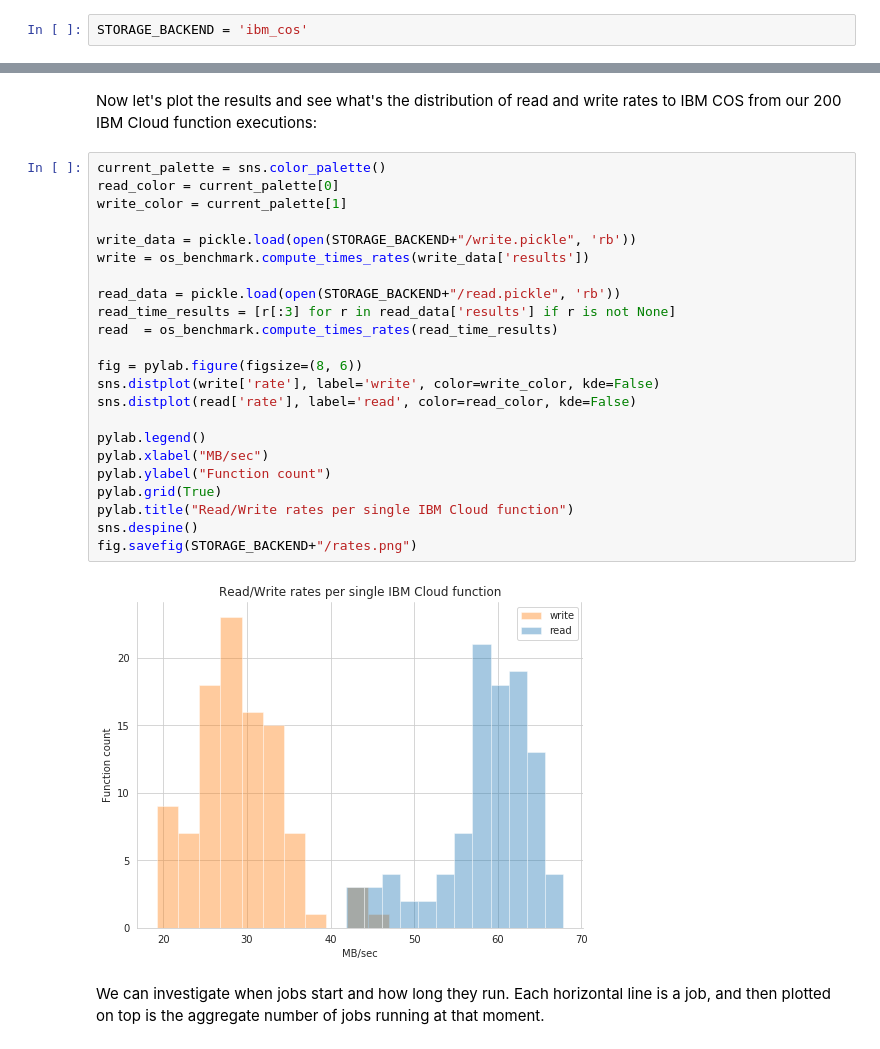
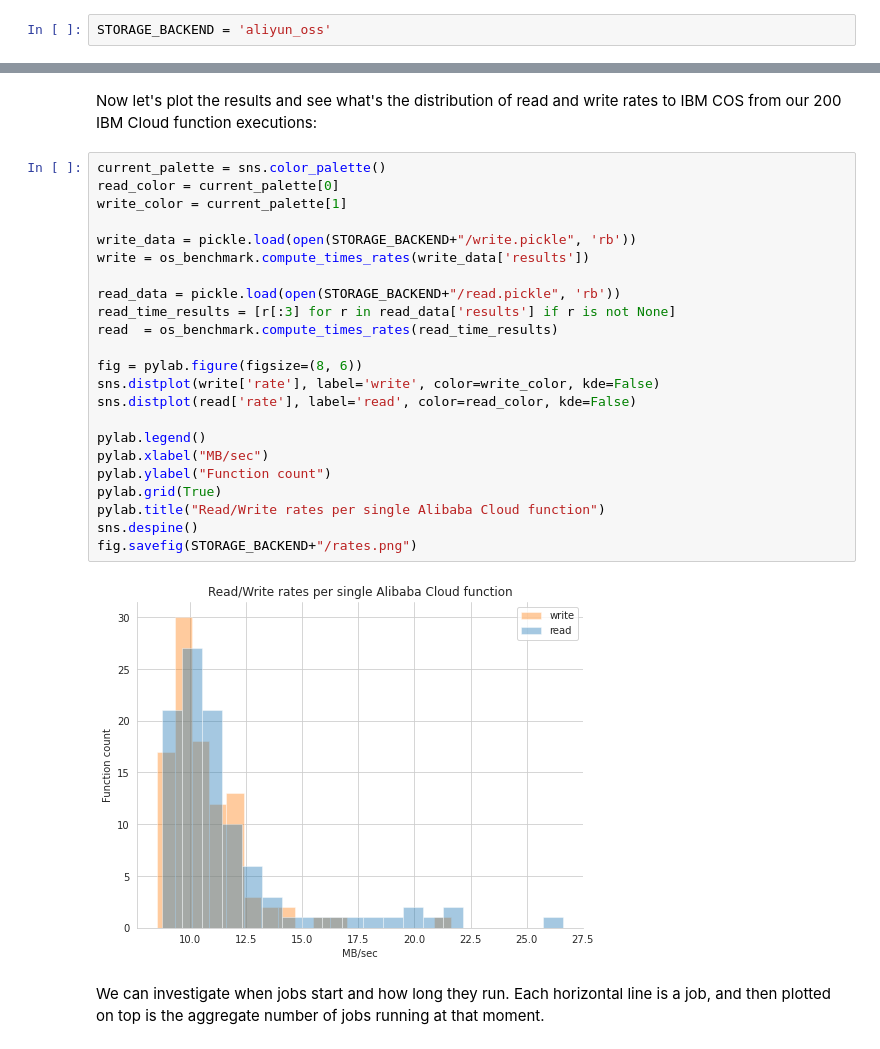
Before and after one commit to ecenurarslan/benchmarks, a Jupyter notebook: object_storage/os_benchmark.ipynb, the cells around one changed output, grey strips where cells are left out. Cells and saved outputs as stored; diff of their text form.

Commit message:
add Alibaba Cloud results

```diff
--- a/object_storage/os_benchmark.ipynb
+++ b/object_storage/os_benchmark.ipynb
@@ -18,4 +18,4 @@ Populating the interactive namespace from numpy and matplotlib
 # %% [markdown]
 **IMPORTANT** - We need to update the STORAGE_BACKEND and the CONTAINER variable with the Object Storage container that has been created for this experiment.
 # %%
-STORAGE_BACKEND = 'ibm_cos'
+STORAGE_BACKEND = 'aliyun_oss'
@@ -40,28 +58,28 @@ Now let's plot the results and see what's the distribution of read and write rat
 # %%
 current_palette = sns.color_palette()
 read_color = current_palette[0]
 write_color = current_palette[1]
 
 write_data = pickle.load(open(STORAGE_BACKEND+"/write.pickle", 'rb'))
 write = os_benchmark.compute_times_rates(write_data['results'])
 
 read_data = pickle.load(open(STORAGE_BACKEND+"/read.pickle", 'rb'))
 read_time_results = [r[:3] for r in read_data['results'] if r is not None]
 read  = os_benchmark.compute_times_rates(read_time_results)
 
 fig = pylab.figure(figsize=(8, 6))
 sns.distplot(write['rate'], label='write', color=write_color, kde=False)
 sns.distplot(read['rate'], label='read', color=read_color, kde=False)
 
 pylab.legend()
 pylab.xlabel("MB/sec")
 pylab.ylabel("Function count")
 pylab.grid(True)
-pylab.title("Read/Write rates per single IBM Cloud function")
+pylab.title("Read/Write rates per single Alibaba Cloud function")
 sns.despine()
 fig.savefig(STORAGE_BACKEND+"/rates.png")
 # %% [output]
-[figure, old version]
+[figure, new version]
 # %% [markdown]
 We can investigate when jobs start and how long they run. Each horizontal line is a job, and then plotted on top is the aggregate number of jobs running at that moment.
 # %%
```
Also changed, not shown: parts of 6 cells of this notebook, 12 other files.
